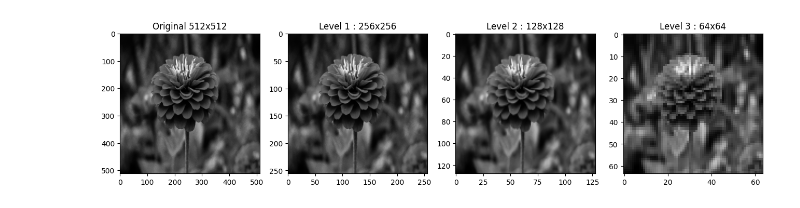
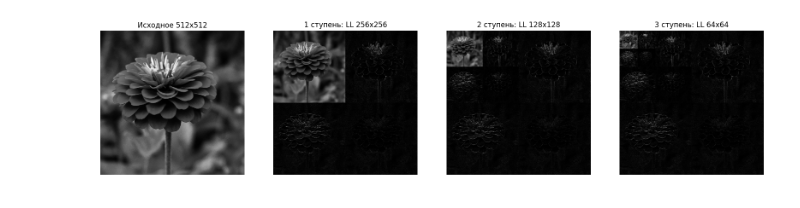
Before and after one commit to Matvey-Adukevich/cv_labs, a Jupyter notebook: task6/task6.ipynb, the cells around one changed output. Cells and saved outputs as stored; diff of their text form; code cells hidden in the pictures.

Commit message:
fix: task6

```diff
--- a/task6/task6.ipynb
+++ b/task6/task6.ipynb
@@ -12,32 +15,57 @@ plt.imshow(image, cmap='gray')
 # %%
-def haar(image, levels):
+#task1
+def haar_2d(image, levels):
     coeffs = image.astype(np.float32).copy()
     for level in range(levels):
         size = coeffs.shape[0] >> level
         block = coeffs[:size, :size]
 
         averages = (block[:, 0::2] + block[:, 1::2]) / 2
         details = (block[:, 0::2] - block[:, 1::2]) / 2
         block = np.concatenate((averages, details), axis=1)
 
         averages = (block[0::2, :] + block[1::2, :]) / 2
         details = (block[0::2, :] - block[1::2, :]) / 2
         block = np.concatenate((averages, details), axis=0)
 
         coeffs[:size, :size] = block
     return coeffs
+
+
+def ihaar_2d(coeffs, levels):
+    result = coeffs.astype(np.float32).copy()
+    for level in range(levels - 1, -1, -1):
+        size = result.shape[0] >> level
+        block = result[:size, :size].copy()
+        half = size // 2
+
+        top = block[:half, :]
+        bottom = block[half:, :]
+        rows = np.empty_like(block)
+        rows[0::2, :] = top + bottom
+        rows[1::2, :] = top - bottom
+
+        left = rows[:, :half]
+        right = rows[:, half:]
+        result[:size, :size][:, 0::2] = left + right
+        result[:size, :size][:, 1::2] = left - right
+    return result
+
+
+plt.figure(figsize=(20, 5))
+plt.subplot(141), plt.imshow(image, cmap='gray')
+plt.title('Исходное 512x512'), plt.axis('off')
+
+for level in range(1, 4):
+    coeffs = haar_2d(image, level)
+    vis = np.clip(np.abs(coeffs) * 5, 0, 255)
+    size = image.shape[0] >> level
+    vis[:size, :size] = coeffs[:size, :size]
+
+    plt.subplot(1, 4, level + 1)
+    plt.imshow(vis, cmap='gray')
+    plt.title('{} ступень: LL {}x{}'.format(level, size, size))
+    plt.axis('off')
+plt.show()
+# %% [output]
+[figure, added]
-# %%
-plt.figure(figsize=(16, 4))
-plt.subplot(141)
-plt.imshow(image, cmap='gray')
-plt.title('Original 512x512')
-
-for level in range(1, 4):
-    coeffs = haar(image, level)
-    size = image.shape[0] >> level
-    plt.subplot(1, 4, level + 1)
-    plt.imshow(coeffs[:size, :size], cmap='gray')
-    plt.title(f'Level {level} : {size}x{size}')
-plt.show()
-# %% [output]
-[figure, removed]
```
Also changed, not shown: parts of 2 cells of this notebook.
